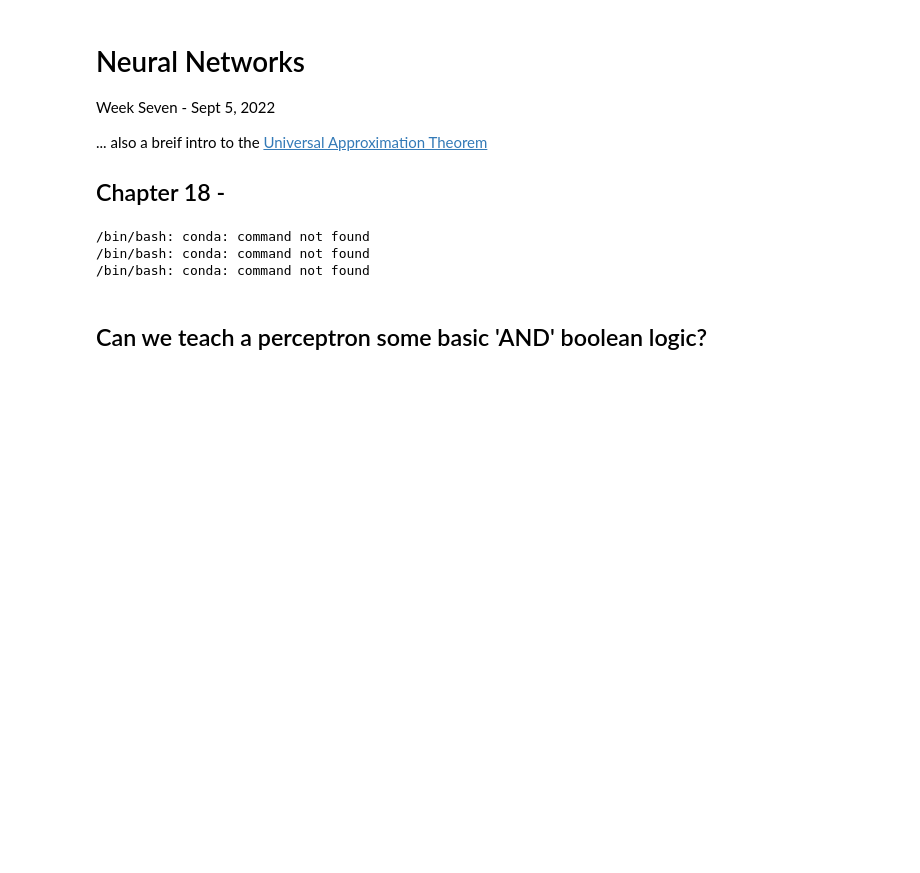
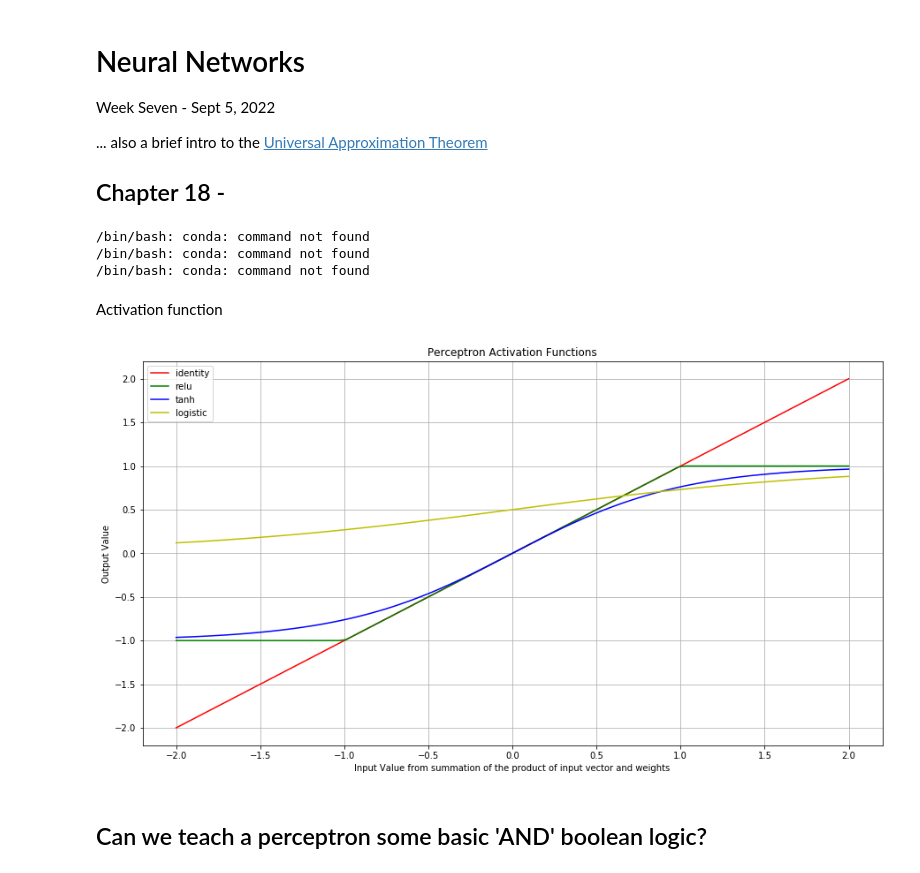
Before and after one commit to bigfastdata/MLTrainingCourse, a Jupyter notebook: WSG2022Spring/NeuralNetworks.ipynb, the cells around one changed output. Cells and saved outputs as stored; diff of their text form; code cells hidden in the pictures; blank space fills up the shorter version.

Commit message:
Added author github link and NN(wk18) activation graph

```diff
--- a/WSG2022Spring/NeuralNetworks.ipynb
+++ b/WSG2022Spring/NeuralNetworks.ipynb
@@ -2,7 +2,7 @@
 # Neural Networks
 Week Seven - Sept 5, 2022
 
-... also a breif intro to the [Universal Approximation Theorem](https://en.wikipedia.org/wiki/Universal_approximation_theorem)
+... also a brief intro to the [Universal Approximation Theorem](https://en.wikipedia.org/wiki/Universal_approximation_theorem)
 
 ## Chapter 18 -
 # %%
@@ -15,6 +15,34 @@ import sys
 /bin/bash: conda: command not found
 /bin/bash: conda: command not found
 /bin/bash: conda: command not found
+# %% [markdown]
+Activation function
+# %%
+import matplotlib.pyplot as plt
+import numpy as np
+import math
+
+x = np.linspace(-2, 2, 100)
+y1 = [ i for i in x]
+y2 = [ max(-1,min(i,1)) for i in x]
+y3 = np.tanh(
+    x)
+y4 = [(1/(1+math.exp(-i))) for i in x]
+
+fig, ax = plt.subplots()
+ax.plot(x, y1, color='r', label='identity')
+ax.plot(x, y2, color='g', label='relu')
+ax.plot(x, y3, color='b', label='tanh')
+ax.plot(x, y4, color='y', label='logistic')
+plt.gcf().set_size_inches(15,8)
+plt.xlabel("Input Value from summation of the product of input vector and weights")
+plt.ylabel("Output Value")
+plt.title("Perceptron Activation Functions")
+plt.grid(True, which='both')
+plt.legend()
+plt.show()
+# %% [output]
+[figure, added]
 # %% [markdown]
 ## Can we teach a perceptron some basic 'AND' boolean logic?
 # %%
```
Also changed, not shown: parts of 4 cells of this notebook, 1 other file.
